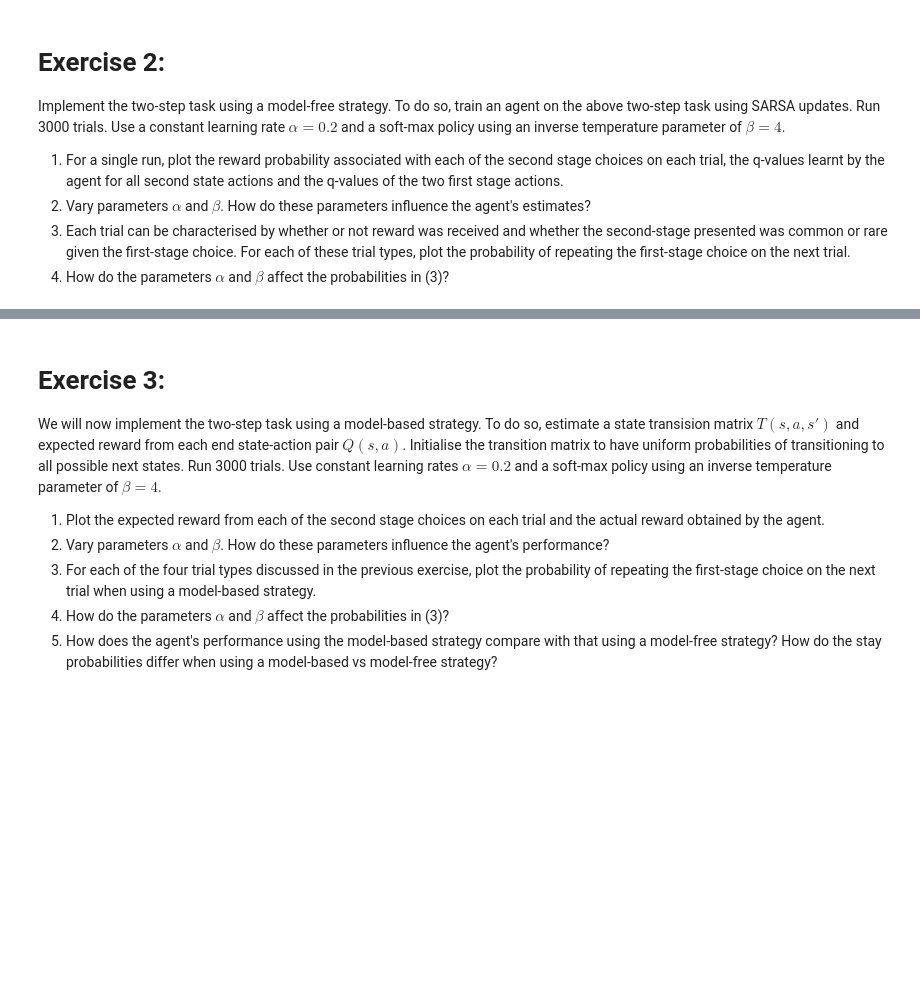
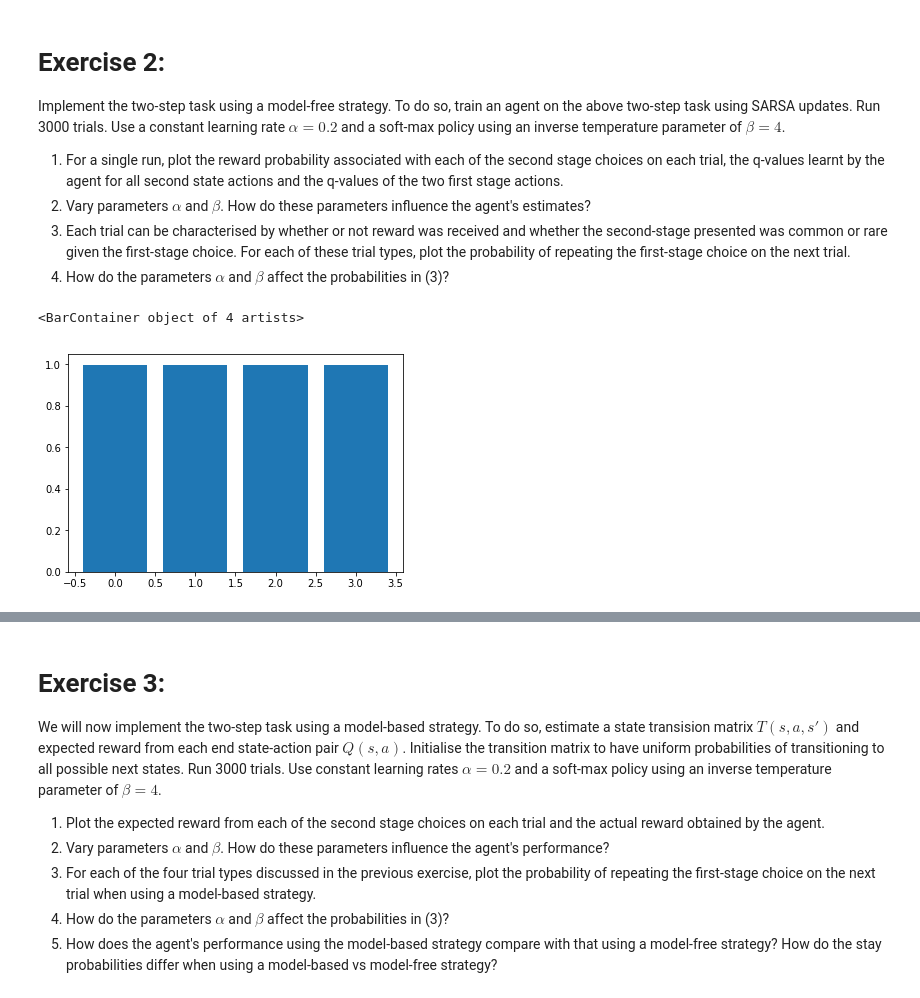
Before and after one commit to pipehappy1/ccnss2018_students, a Jupyter notebook: module3/3_tutorial3_Sequential_decision_making_Two_step_task.ipynb, the cells around one changed output, grey strips where cells are left out. Drawn from its saved outputs; the diff is of its cells as text; code cells hidden in the pictures; blank space fills up the shorter version.

```diff
--- a/module3/3_tutorial3_Sequential_decision_making_Two_step_task.ipynb
+++ b/module3/3_tutorial3_Sequential_decision_making_Two_step_task.ipynb
@@ -300,0 +380,5 @@ Implement the two-step task using a model-free strategy. To do so, train an agen
+# %%
+plt.bar(np.arange(4), history[:,0]/history[:,1])
+# %% [output]
+<BarContainer object of 4 artists>
+[figure, added]
```
Also changed, not shown: parts of 4 cells of this notebook.
